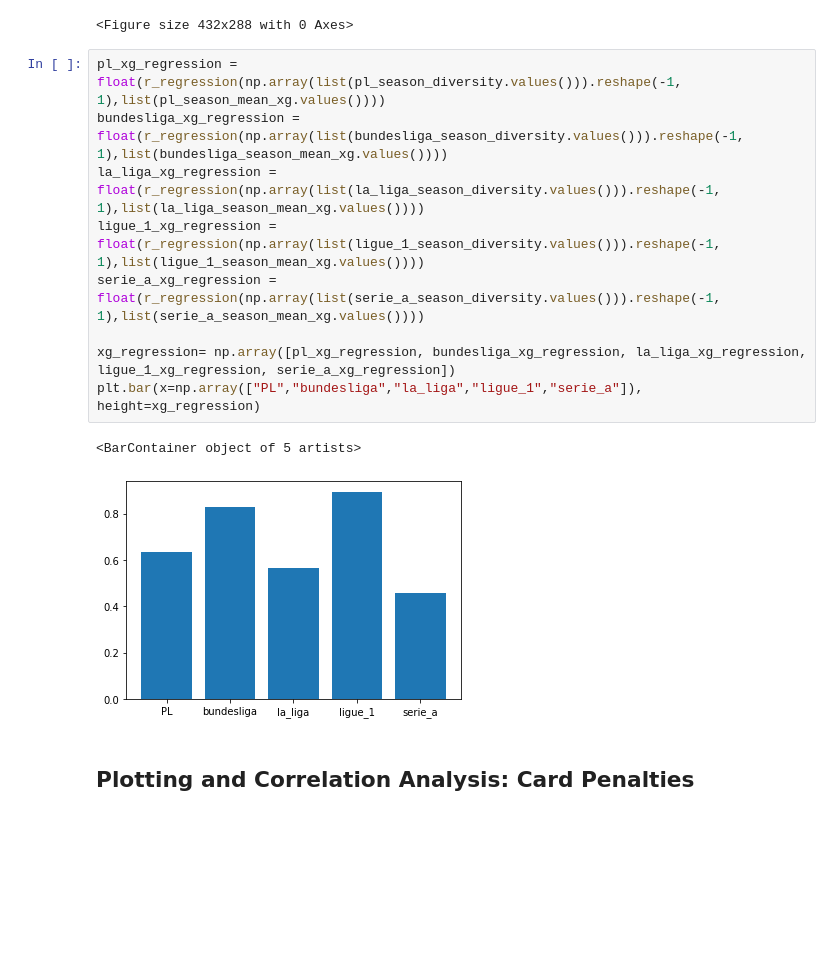
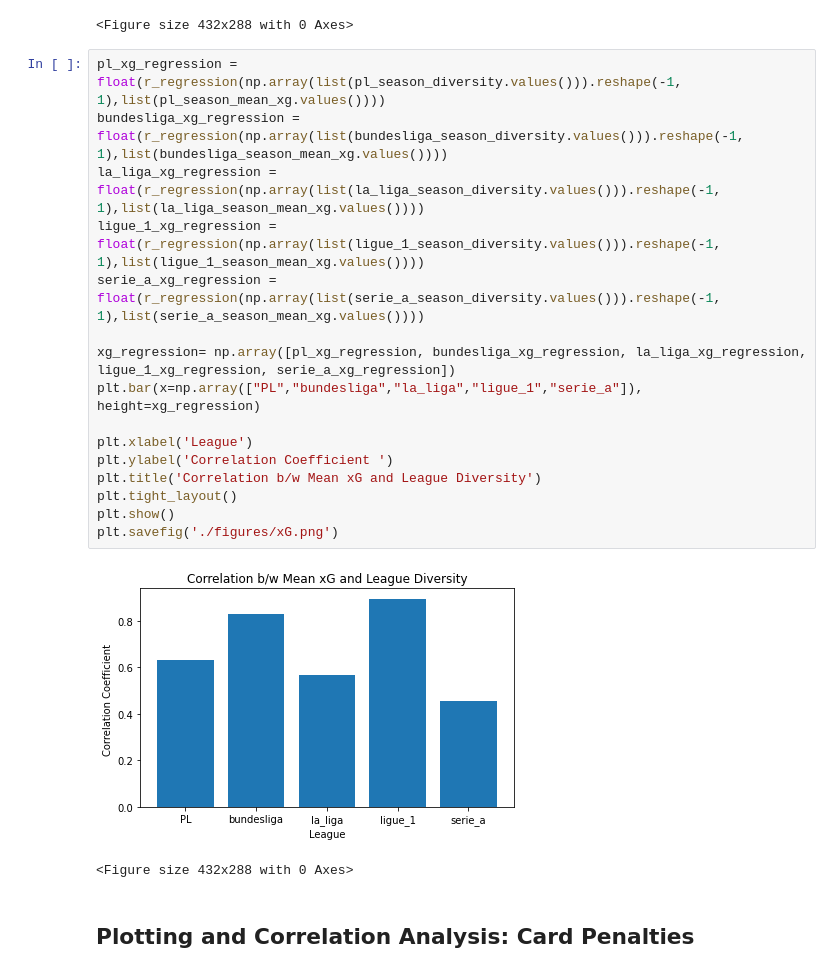
Before and after one commit to mundrapranay/csc440-final-project, a Jupyter notebook: big5_seasons_analysis.ipynb, the cells around one changed output. Cells and saved outputs as stored; diff of their text form; blank space fills up the shorter version.

```diff
--- a/big5_seasons_analysis.ipynb
+++ b/big5_seasons_analysis.ipynb
@@ -92,15 +92,22 @@ plt.savefig('./figures/big5_season_diversity.png')
 # %%
 pl_xg_regression = float(r_regression(np.array(list(pl_season_diversity.values())).reshape(-1, 1),list(pl_season_mean_xg.values())))
 bundesliga_xg_regression = float(r_regression(np.array(list(bundesliga_season_diversity.values())).reshape(-1, 1),list(bundesliga_season_mean_xg.values())))
 la_liga_xg_regression = float(r_regression(np.array(list(la_liga_season_diversity.values())).reshape(-1, 1),list(la_liga_season_mean_xg.values())))
 ligue_1_xg_regression = float(r_regression(np.array(list(ligue_1_season_diversity.values())).reshape(-1, 1),list(ligue_1_season_mean_xg.values())))
 serie_a_xg_regression = float(r_regression(np.array(list(serie_a_season_diversity.values())).reshape(-1, 1),list(serie_a_season_mean_xg.values())))
 
 xg_regression= np.array([pl_xg_regression, bundesliga_xg_regression, la_liga_xg_regression, ligue_1_xg_regression, serie_a_xg_regression])
 plt.bar(x=np.array(["PL","bundesliga","la_liga","ligue_1","serie_a"]), height=xg_regression)
+
+plt.xlabel('League')
+plt.ylabel('Correlation Coefficient ')
+plt.title('Correlation b/w Mean xG and League Diversity')
+plt.tight_layout()
+plt.show()
+plt.savefig('./figures/xG.png')
 # %% [output]
+[figure, new version]
-<BarContainer object of 5 artists>
+<Figure size 432x288 with 0 Axes>
-[figure, old version]
 # %% [markdown]
 ## Plotting and Correlation Analysis: Card Penalties
 # %%
```
Also changed, not shown: parts of 12 cells of this notebook.
